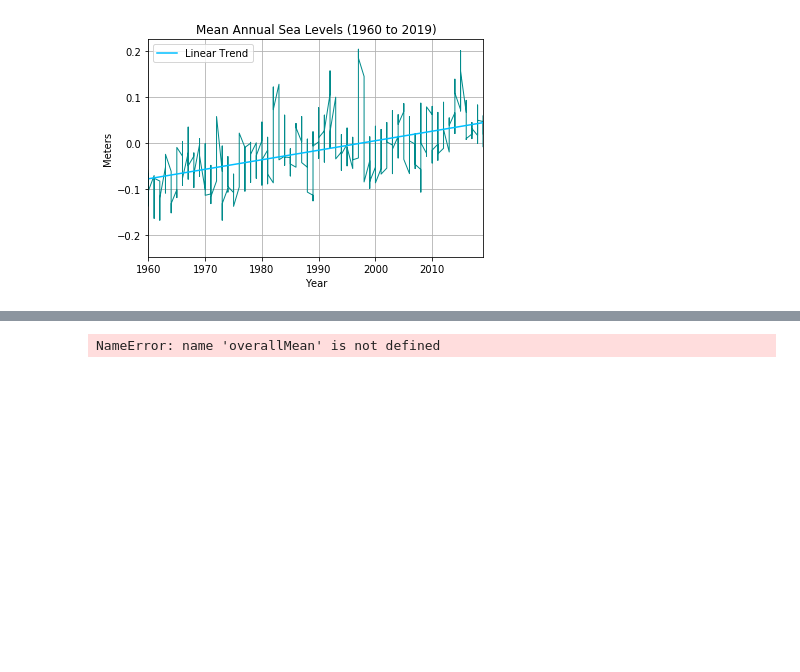
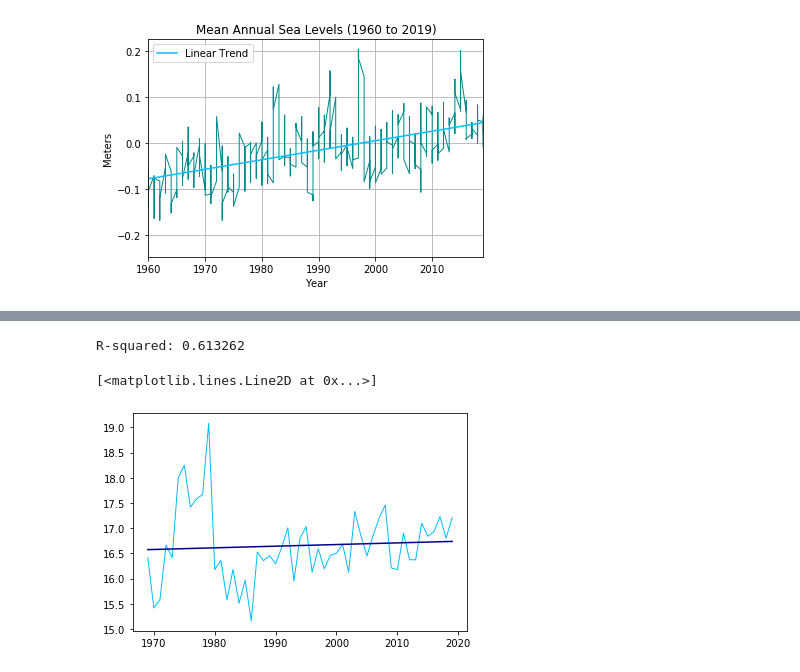
Before and after one commit to giantmagellan/sandiego-climate-analysis, a Jupyter notebook: SeaLevels.ipynb, the cells around one changed output, grey strips where cells are left out. Cells and saved outputs as stored; diff of their text form; code cells hidden in the pictures; blank space fills up the shorter version.

```diff
--- a/SeaLevels.ipynb
+++ b/SeaLevels.ipynb
@@ -177,5 +174,20 @@ NameError: name 'weather_path' is not defined
 # %%
-# T test
-stats.ttest_1samp(MSL,overallMean)
+# T test (NOT FINISHED)
+#stats.ttest_1samp(MSL,overallMean)
-# %% [output]
-NameError: name 'overallMean' is not defined
+# %%
+#weather data
+
+weather = pd.read_csv('Yearly_temperature_data.csv')
+
+
+x_axis_weather = weather["Year"]
+mean_temp = weather["Mean Temp (C)"]
+plt.plot(x_axis_weather, mean_temp, linewidth = 1, color = "deepskyblue")
+
+slopew, interceptw, r_valuew, p_valuew, std_errw = stats.linregress(x_axis_weather, mean_temp)
+print("R-squared: %f" % r_value**2)
+plt.plot(x_axis_weather, interceptw + slopew*x_axis_weather, color = 'darkblue', label='Linear Trend')
+# %% [output]
+R-squared: 0.613262
+[<matplotlib.lines.Line2D at 0x...>]
+[figure, added]
```
Also changed, not shown: parts of 1 cell of this notebook, 2 other files.
